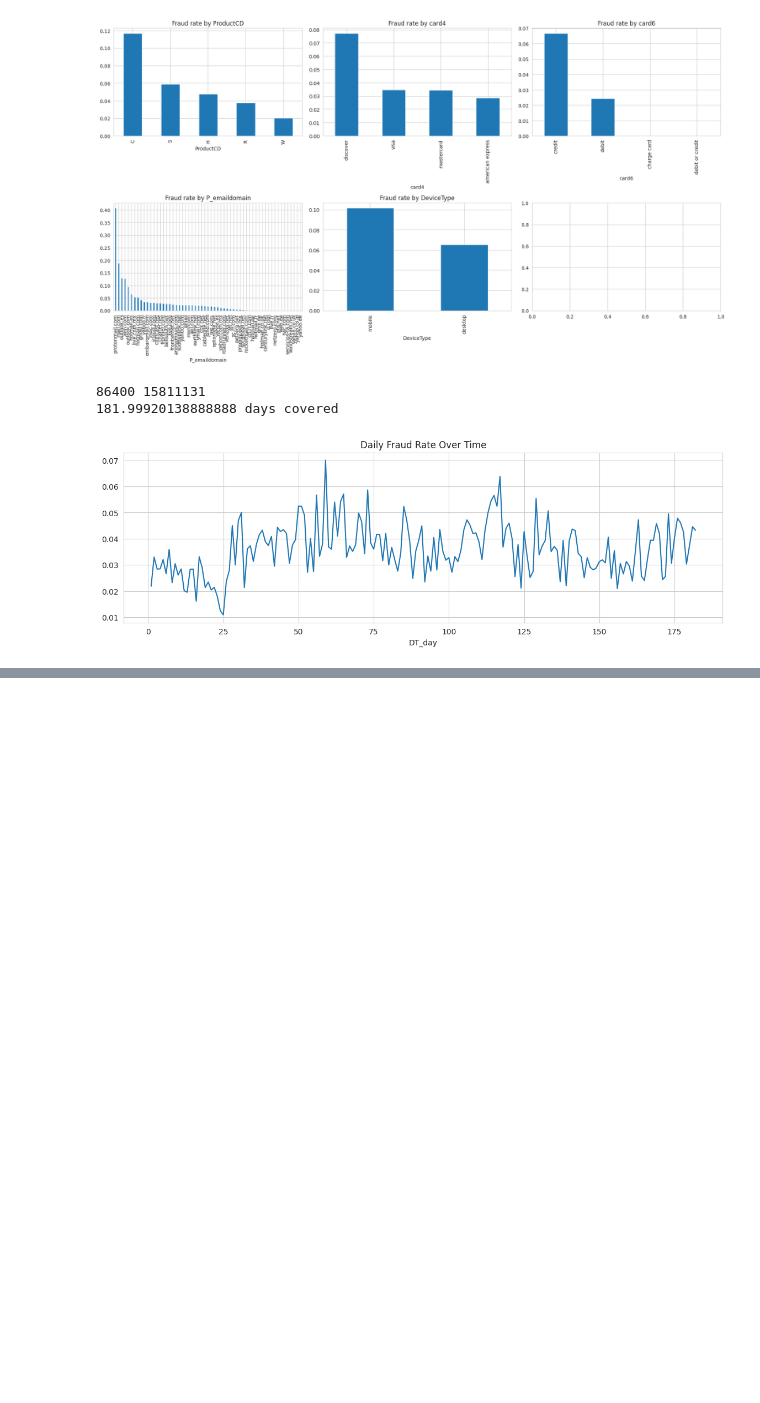
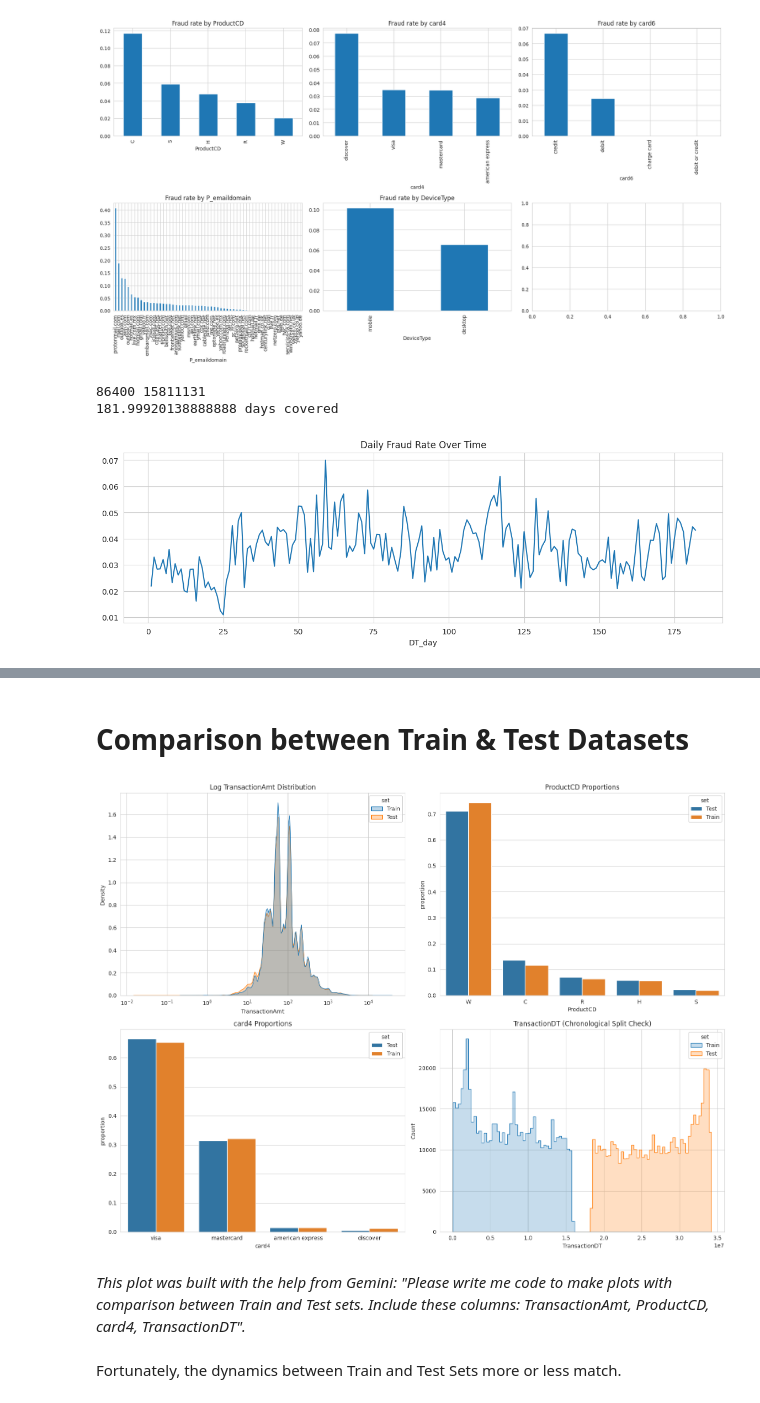
Before and after one commit to koalla05/deep-learning-assignment1, a Jupyter notebook: eda.ipynb, the cells around one changed output, grey strips where cells are left out. Saved outputs shown, nothing was run; the diff lists cells and outputs as text; code cells hidden in the pictures; blank space fills up the shorter version.

```diff
--- a/eda.ipynb
+++ b/eda.ipynb
@@ -660,3 +860,62 @@ plt.show()
+# %%
+# Detrend D-columns that show the linear TransactionDT relationship
+for col in ['D11', 'D1', 'D15', 'D4', 'D10', 'D2']:
+    if col in train.columns:
+        train[f'{col}_detrended'] = train[col] - (train['TransactionDT'] / (24 * 60 * 60))
+        test[f'{col}_detrended'] = test[col] - (test['TransactionDT'] / (24 * 60 * 60))
+# %% [markdown]
+# Comparison between Train & Test Datasets
+# %%
+# ── Train vs Test Distributional Comparison ──
+train['set'] = 'Train'
+test['set'] = 'Test'
+
+# only the most interesting columns
+cols_to_compare = ['TransactionAmt', 'ProductCD', 'card4', 'TransactionDT', 'set']
+combined = pd.concat([train[cols_to_compare], test[cols_to_compare]], ignore_index=True)
+
+fig, axes = plt.subplots(2, 2, figsize=(16, 12))
+
+# 1. TransactionAmt (Log scale is standard here due to extreme right skew)
+sns.kdeplot(data=combined, x='TransactionAmt', hue='set', log_scale=True,
+            ax=axes[0, 0], common_norm=False, fill=True, alpha=0.3)
+axes[0, 0].set_title('Log TransactionAmt Distribution')
+
+# 2. ProductCD (Normalized proportions)
+product_props = (combined.groupby('set')['ProductCD']
+                 .value_counts(normalize=True)
+                 .rename('proportion')
+                 .reset_index())
+sns.barplot(data=product_props, x='ProductCD', y='proportion', hue='set', ax=axes[0, 1])
+axes[0, 1].set_title('ProductCD Proportions')
+
+# 3. card4 (Normalized proportions)
+card4_props = (combined.groupby('set')['card4']
+               .value_counts(normalize=True)
+               .rename('proportion')
+               .reset_index())
+sns.barplot(data=card4_props, x='card4', y='proportion', hue='set', ax=axes[1, 0])
+axes[1, 0].set_title('card4 Proportions')
+
+# 4. TransactionDT (Time structure)
+sns.histplot(data=combined, x='TransactionDT', hue='set', bins=100,
+             element="step", ax=axes[1, 1], common_norm=False)
+axes[1, 1].set_title('TransactionDT (Chronological Split Check)')
+
+plt.tight_layout()
+plt.show()
+
+# Clean up temporary columns
+train.drop(columns=['set'], inplace=True)
+test.drop(columns=['set'], inplace=True)
+del combined
+# %% [output]
+[figure, added]
+# %% [markdown]
+*This plot was built with the help from Gemini:
+"Please write me code to make plots with comparison between Train and Test sets. Include these columns: TransactionAmt, ProductCD, card4, TransactionDT".*
+# %% [markdown]
+Fortunately, the dynamics between Train and Test Sets more or less match.
 # %% [markdown]
 # References
 * https://medium.com/data-science/a-data-scientists-essential-guide-to-exploratory-data-analysis-25637eee0cf6$0
```
Also changed, not shown: parts of 7 cells of this notebook.
